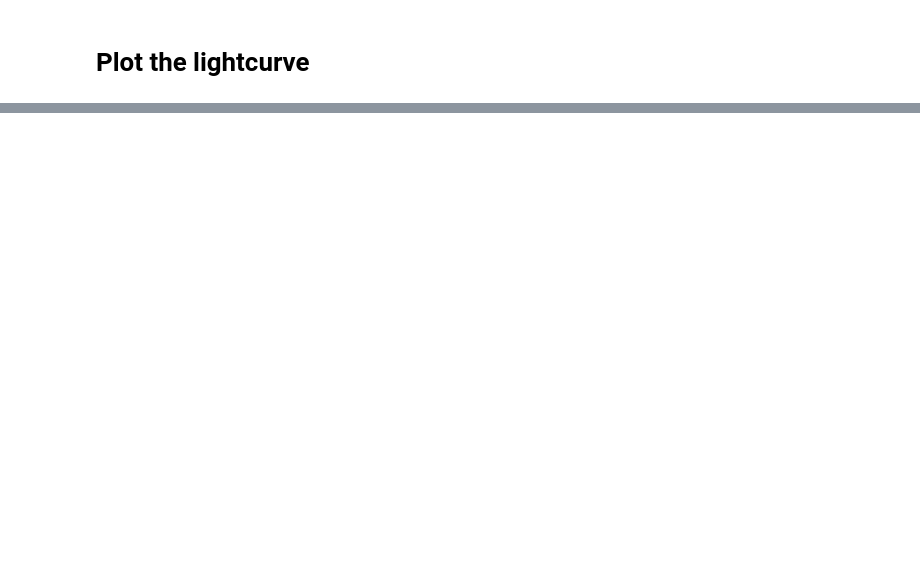
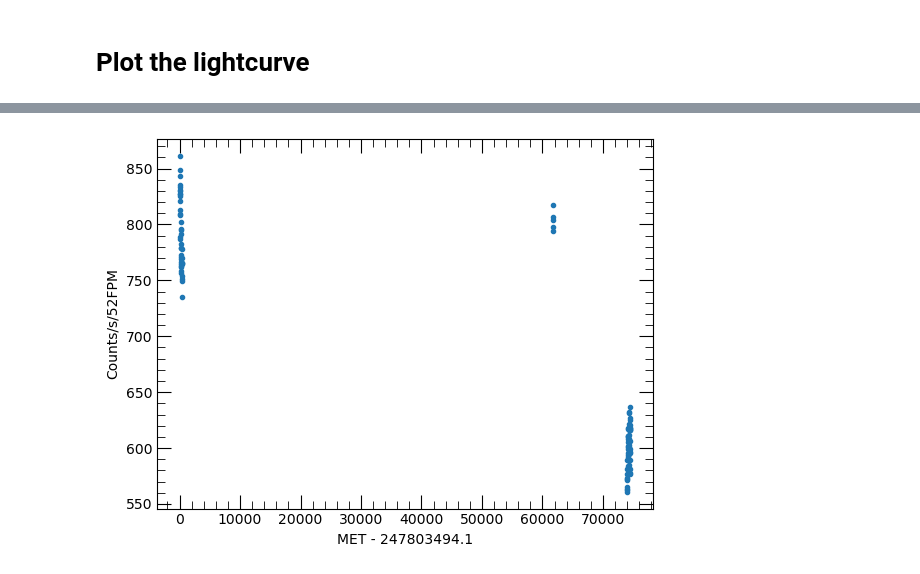
Before and after one commit to HEASARC/heasoftpy, a Jupyter notebook: notebooks/nicer-example.ipynb, the cells around one changed output, grey strips where cells are left out. Saved outputs shown, nothing was run; the diff lists cells and outputs as text; code cells hidden in the pictures; blank space fills up the shorter version.

```diff
--- a/notebooks/nicer-example.ipynb
+++ b/notebooks/nicer-example.ipynb
@@ -241,0 +298,13 @@ for i in range(numgtis):
+# %%
+%matplotlib inline
+
+lcfile = f'ni{nicerobsID}mpu7_sr.lc'
+lcbkgfile = f'ni{nicerobsID}mpu7_bg.lc'
+lctab = Table.read(lcfile,hdu='RATE')
+
+#fig =subplots(1,1,figsize=[10,6])
+plot(lctab['TIME'], lctab['RATE'],'.')
+tmp = xlabel(f"MET - {lctab.meta['TSTART']}")
+tmp = ylabel('Counts/s/52FPM')
+# %% [output]
+[figure, added]
```
Also changed, not shown: parts of 28 cells of this notebook.
